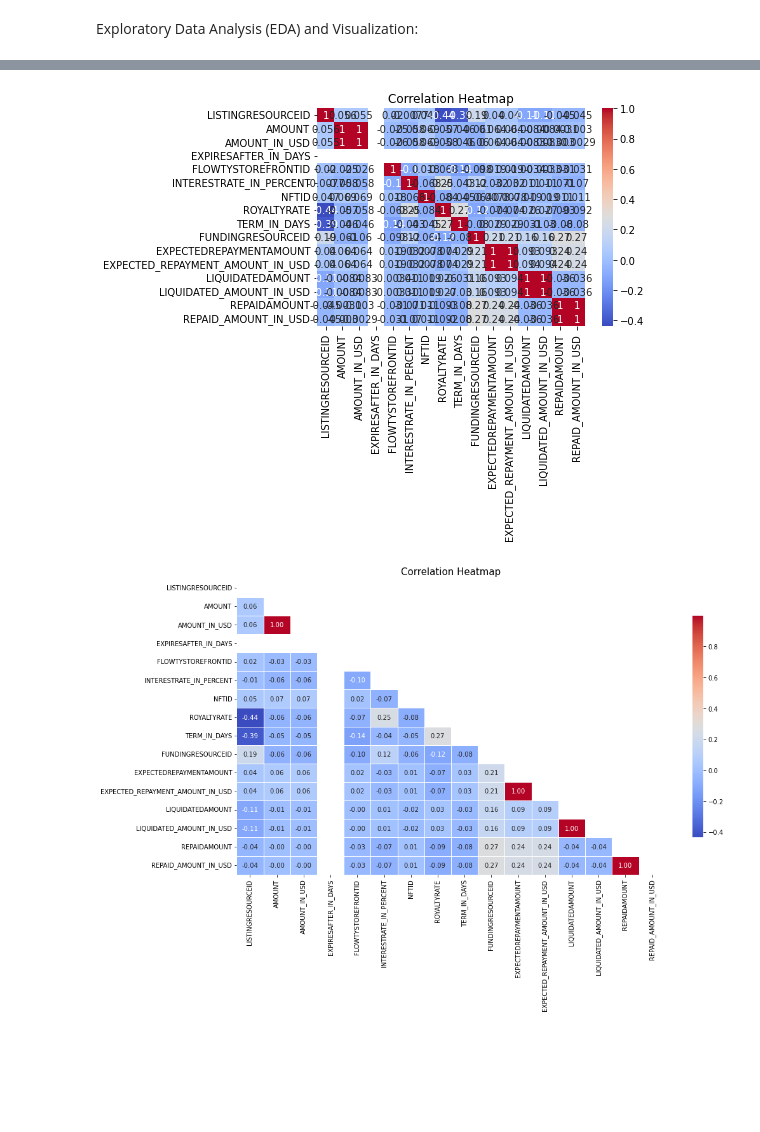
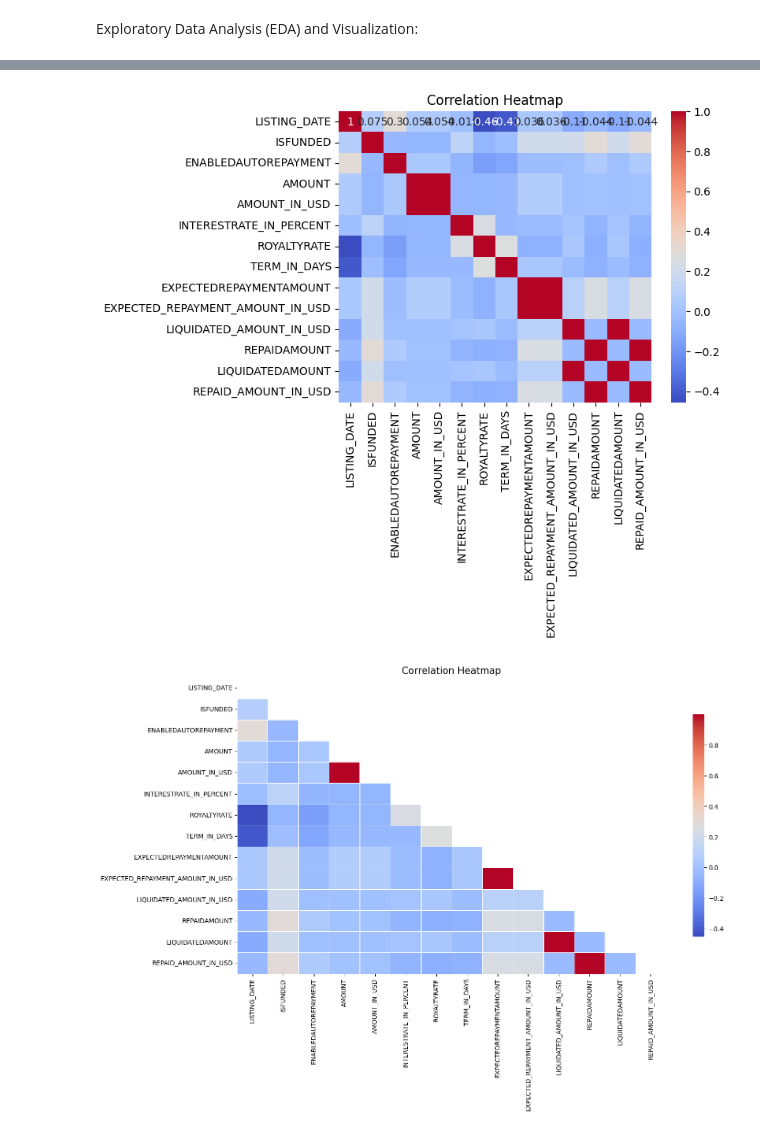
Before and after one commit to Vaishak/flowty_loan_predictooor, a Jupyter notebook: Flowty Loan Predictooor.ipynb, the cells around one changed output, grey strips where cells are left out. Drawn from its saved outputs; the diff is of its cells as text; code cells hidden in the pictures; blank space fills up the shorter version.

Commit message:
updated packages
added warning block
NOTE: notebook not consistently rendering. Different behaviors on incompatible correlation columns.

Removed columns that couldn't correlate.

```diff
--- a/Flowty Loan Predictooor.ipynb
+++ b/Flowty Loan Predictooor.ipynb
@@ -5,6 +10,9 @@ import numpy as np
 # %%
 # Load the CSV file
-data_df = pd.read_csv('/Users/vaishak/Downloads/flowty_loan_indexer.csv')
+data_df = pd.read_csv('flowty_loan_indexer.csv')
+
+# Removing invalid data from the csv , this usually happens with the last row of every csv you download from Flipside
+data_df = data_df[data_df['LISTING_DATE'] != "\ufeff"]
 # %%
 # Check the shape of the dataset
 print(data_df.shape)
@@ -242,10 +245,17 @@ plt.show()
 # %%
-correlation_matrix = data_df.corr()
+corr_columns = [
+    'LISTING_DATE', 'ISFUNDED', 'ENABLEDAUTOREPAYMENT',  'AMOUNT', 'AMOUNT_IN_USD',
+    'INTERESTRATE_IN_PERCENT', 'ROYALTYRATE', 'TERM_IN_DAYS', 'EXPECTEDREPAYMENTAMOUNT',
+    'EXPECTED_REPAYMENT_AMOUNT_IN_USD', 'LIQUIDATED_AMOUNT_IN_USD',
+    'REPAIDAMOUNT',  'LIQUIDATEDAMOUNT', 'REPAID_AMOUNT_IN_USD'
+]
+correlation_matrix = data_df[corr_columns].corr()
+
 sns.heatmap(correlation_matrix, annot=True, cmap='coolwarm')
 plt.title('Correlation Heatmap')
 plt.show()
 # %% [output]
-[figure, old version]
+[figure, new version]
 # %%
 # Correlation Matrix with better formatting
 plt.figure(figsize=(15, 10))
@@ -268,7 +278,7 @@ plt.yticks(fontsize=10)
 plt.tight_layout()
 plt.show()
 # %% [output]
-[figure, old version]
+[figure, new version]
 # %%
 # Example: Total loan amounts over time
 time_series_data = data_df.groupby('LISTING_DATE')['AMOUNT_IN_USD'].sum()
```
Also changed, not shown: parts of 12 cells of this notebook, 1 other file.
